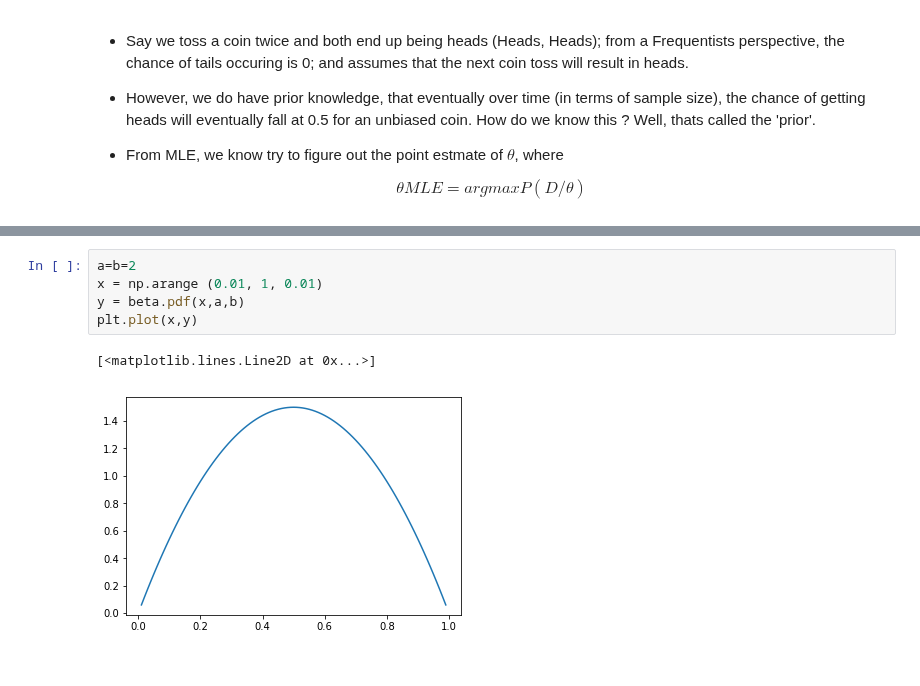
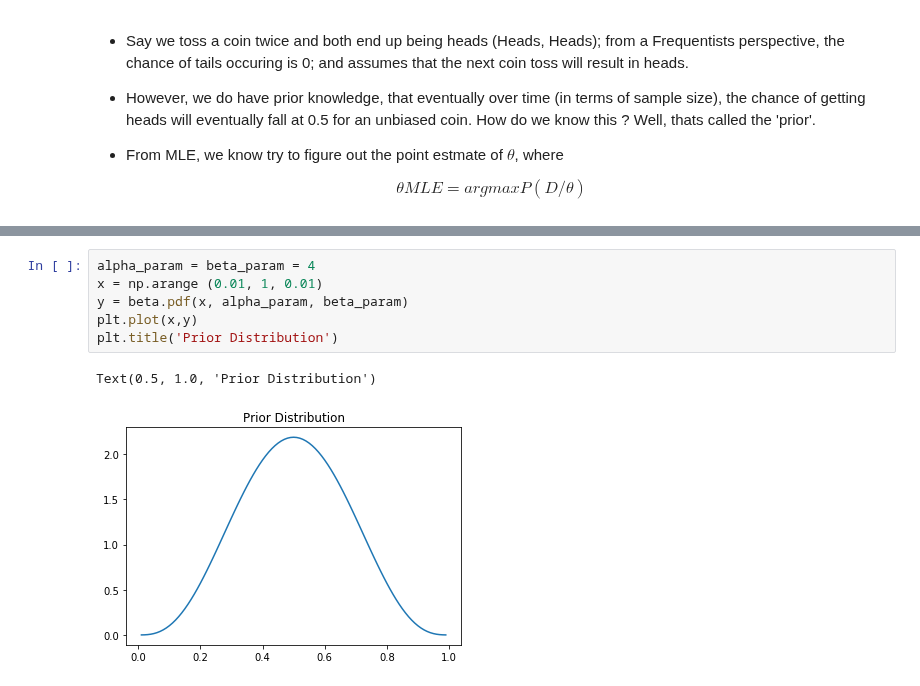
Before and after one commit to AdiVarma27/AdiVarma27.github.io, a Jupyter notebook: _jupyter/2019-04-07-Frequentist vs Bayesian Thinking with MLE & MAP.ipynb, the cells around one changed output, grey strips where cells are left out. Saved outputs shown, nothing was run; the diff lists cells and outputs as text.

```diff
--- a/_jupyter/2019-04-07-Frequentist vs Bayesian Thinking with MLE & MAP.ipynb
+++ b/_jupyter/2019-04-07-Frequentist vs Bayesian Thinking with MLE & MAP.ipynb
@@ -153,8 +188,9 @@ def plotBetaDist(a, b, alpha_param=0, beta_param=0):
 # %%
-a=b=2
+alpha_param = beta_param = 4
 x = np.arange (0.01, 1, 0.01)
-y = beta.pdf(x,a,b)
+y = beta.pdf(x, alpha_param, beta_param)
 plt.plot(x,y)
+plt.title('Prior Distribution')
 # %% [output]
-[<matplotlib.lines.Line2D at 0x...>]
+Text(0.5, 1.0, 'Prior Distribution')
-[figure, old version]
+[figure, new version]
```
Also changed, not shown: parts of 9 cells of this notebook.
